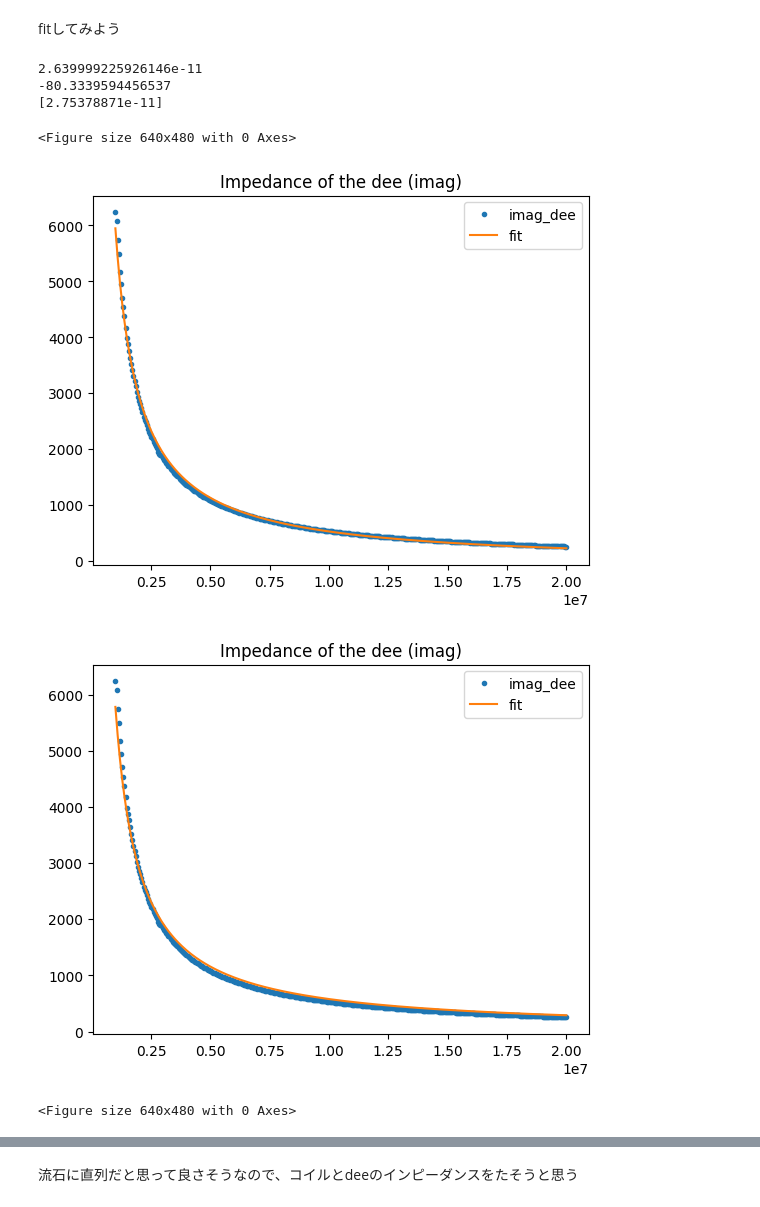
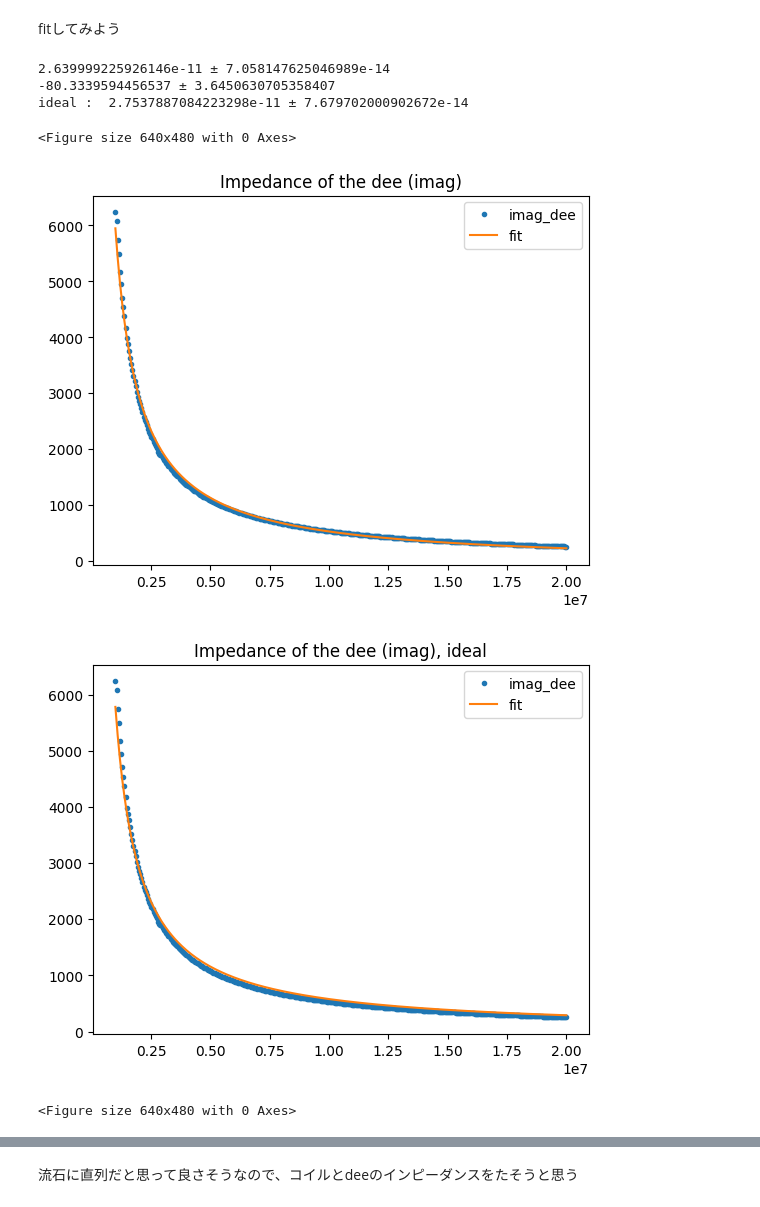
Before and after one commit to tyaxm/cyclotron, a Jupyter notebook: src/RLC_with_stray.ipynb, the cells around one changed output, grey strips where cells are left out. Saved outputs shown, nothing was run; the diff lists cells and outputs as text; code cells hidden in the pictures.

```diff
--- a/src/RLC_with_stray.ipynb
+++ b/src/RLC_with_stray.ipynb
@@ -350,34 +351,37 @@ fitしてみよう
 # %%
 # freq_min, freq_max = 0.4 * 10 ** 7, 2.00 * 10 ** 7
 # mask = (freq >= freq_min) & (freq <= freq_max)
 # freq_fit = freq[mask]
 # z_fit = np.abs(Z_C)[mask]
 
 popt,pcov = curve_fit(zmodel.inverse_prop,freq,-Z_dee.imag)
-print(1 / (2 * np.pi *popt[0]))
-print(popt[1])
+error = np.sqrt(np.diag(pcov))
+print(1 / (2 * np.pi *popt[0]), '±', error[0]/ (2 * np.pi *popt[0]**2))
+print(popt[1], '±', error[1])
 
 plt.plot(freq,-Z_dee.imag,'.',label='imag_dee')
 plt.plot(freq,zmodel.inverse_prop(freq,*popt), label = 'fit')
 plt.legend()
 plt.title('Impedance of the dee (imag)')
 plt.figure()
 
 popt,pcov = curve_fit(zmodel.inverse_prop_ideal,freq,-Z_dee.imag)
-print(1 / (2 * np.pi *popt))
+print('ideal : ',1 / (2 * np.pi *popt[0]), '±', error[0]/ (2 * np.pi *popt[0]**2))
+C = 1 / (2 * np.pi *popt[0])
+
 
 plt.plot(freq,-Z_dee.imag,'.',label='imag_dee')
 plt.plot(freq,zmodel.inverse_prop_ideal(freq,*popt), label = 'fit')
 plt.legend()
-plt.title('Impedance of the dee (imag)')
+plt.title('Impedance of the dee (imag), ideal')
 plt.figure()
 # %% [output]
-2.639999225926146e-11
--80.3339594456537
-[2.75378871e-11]
+2.639999225926146e-11 ± 7.058147625046989e-14
+-80.3339594456537 ± 3.6450630705358407
+ideal :  2.7537887084223298e-11 ± 7.679702000902672e-14
 <Figure size 640x480 with 0 Axes>
 [figure]
-[figure, old version]
+[figure, new version]
 <Figure size 640x480 with 0 Axes>
 # %%
 popt,pcov = curve_fit(zmodel.linear,freq,Z_coil.imag)
```
Also changed, not shown: parts of 3 cells of this notebook, 1 other file.
